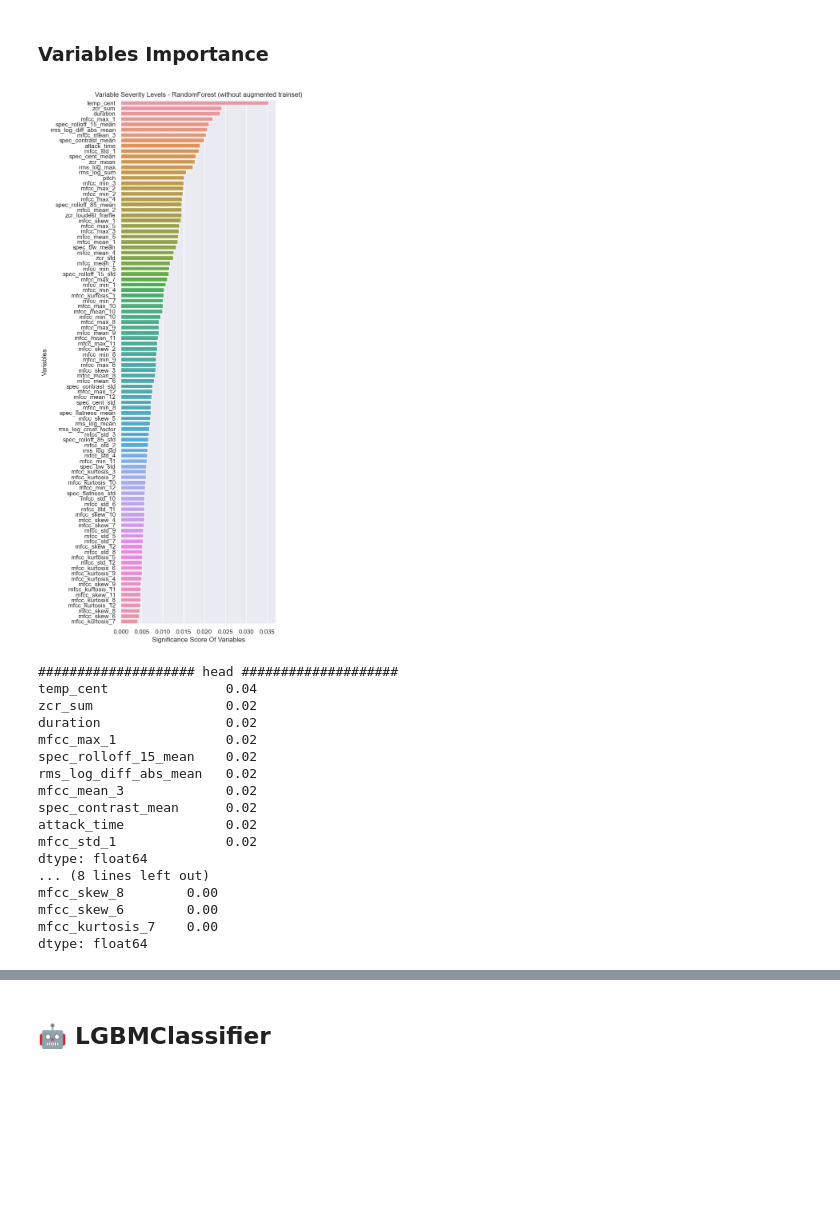
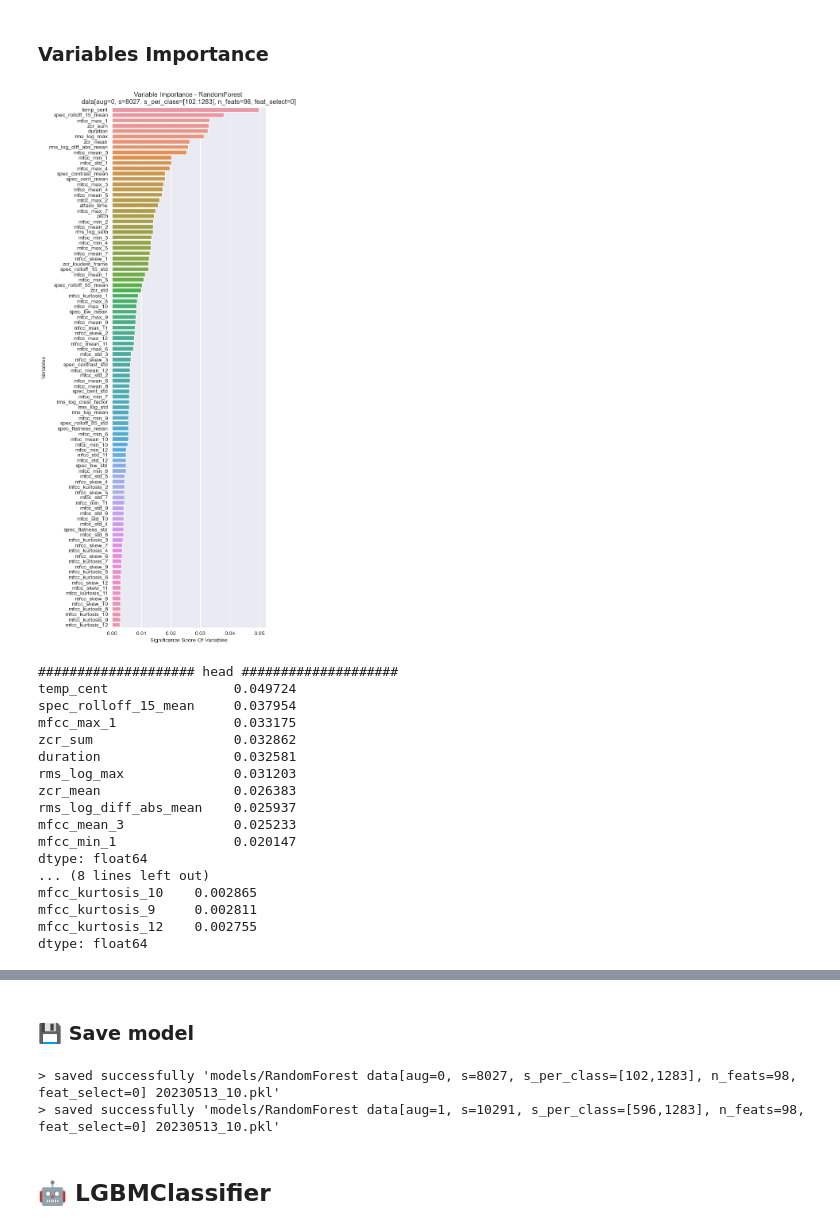
Before and after one commit to Mlamalerie/DrumClassifier, a Jupyter notebook: 2.1 ML models training.ipynb, the cells around one changed output, grey strips where cells are left out. Saved outputs shown, nothing was run; the diff lists cells and outputs as text; code cells hidden in the pictures; blank space fills up the shorter version.

Commit message:
Finish Mecanique ML Models

```diff
--- a/2.1 ML models training.ipynb
+++ b/2.1 ML models training.ipynb
@@ -523,3 +525,8 @@ Hat Open (Cymbal)       599
 Conga                   598
 Ride (Cymbal)           596
 Name: class, dtype: int64
+# %%
+BOOL_LIMIT_N_SAMPLES_PER_CLASS = False
+
+MAX_SAMPLES_PER_CLASS = 30 #todo la c'est 100 mais il faudra mettre 600 puis 1000
+MIN_SAMPLES_PER_CLASS, MAX_SAMPLES_PER_CLASS
@@ -563,11 +572,8 @@ def limit_class_size(df, class_column="class", augmented_column="is_augmented",
                 df = df.drop(indices_to_remove)
     return df
 
-BOOL_LIMIT_CLASS_SIZE = True
-TARGET_NUMBER_PER_CLASS = 50  #todo la c'est 100 mais il faudra mettre 1000
 
-
-if BOOL_LIMIT_CLASS_SIZE:
+if BOOL_LIMIT_N_SAMPLES_PER_CLASS:
     print("Before limiting class size:")
     plot_class_distribution(df_train_augmented, title=f"df_train_augmented, shape={df_train_augmented.shape}",
                             augmented_column="is_augmented", threshold2=600)
@@ -575,9 +581,9 @@ if BOOL_LIMIT_CLASS_SIZE:
 
     print("After limiting class size:")
 
-    df_train_augmented = limit_class_size(df_train_augmented, target_number_per_class=TARGET_NUMBER_PER_CLASS)
+    df_train_augmented = limit_class_size(df_train_augmented, target_number_per_class=MAX_SAMPLES_PER_CLASS)
     plot_class_distribution(df_train_augmented, title=f"df_train_augmented, shape={df_train_augmented.shape}",
                             augmented_column="is_augmented", threshold2=500)
 
-    df_train_no_augmented = limit_class_size(df_train_no_augmented, target_number_per_class=TARGET_NUMBER_PER_CLASS)
+    df_train_no_augmented = limit_class_size(df_train_no_augmented, target_number_per_class=MAX_SAMPLES_PER_CLASS)
     plot_class_distribution(df_train_no_augmented,title=f"df_train_no_augmented, shape={df_train_no_augmented.shape}")
@@ -598,0 +596,2 @@ After limiting class size:
+# %%
+PARAMS_TRAIN_SELECT_FEATURES = False
@@ -650,0 +702,16 @@ X_test (1409, 98) y_test (1409,)
+# %%
+def get_train_params_str(X_train : pd.DataFrame,y_train : pd.DataFrame, augmented: bool = False, features_selected: bool = PARAMS_TRAIN_SELECT_FEATURES):
+
+
+    max_samples_per_class = y_train.value_counts().max()
+    min_samples_per_class = y_train.value_counts().min()
+    n_features = X_train.shape[1]
+    n_samples = X_train.shape[0]
+
+    return f"aug={int(augmented)}, s={n_samples}, s_per_class=[{min_samples_per_class},{max_samples_per_class}], n_feats={n_features}, feat_select={int(features_selected)}"
+
+get_train_params_str(X_train_augmented, y_train_augmented, augmented=True)
+TRAIN_PARAMS_STR = get_train_params_str(X_train_no_augmented, y_train_no_augmented, augmented=False)
+TRAIN_AUGMENTED_PARAMS_STR = get_train_params_str(X_train_augmented, y_train_augmented, augmented=True)
+print(TRAIN_PARAMS_STR)
+print(TRAIN_AUGMENTED_PARAMS_STR)
@@ -1155,36 +1330,42 @@ models_metrics_results[-2:]
 # %% [markdown]
 ### Variables Importance
 # %%
-for model_name, model, X_train in [("RandomForest (without augmented trainset)", best_rf_no_augmented, X_train_no_augmented), ("RandomForest (with augmented trainset)", best_rf_augmented, X_train_augmented)]:
+for model, X_train, train_params in [(best_rf_no_augmented, X_train_no_augmented, TRAIN_PARAMS_STR), (best_rf_augmented, X_train_augmented, TRAIN_AUGMENTED_PARAMS_STR)]:
     feature_imp = pd.Series(model.feature_importances_, index=X_train.columns).sort_values(ascending=False)
     # barplot of feature importances (horizontal barchart)
-    plt.figure(figsize=(5, 17))
+    fig = plt.figure(figsize=(5, 17))
     sns.barplot(x=feature_imp, y=feature_imp.index)
     plt.xlabel('Significance Score Of Variables')
     plt.ylabel('Variables')
-    plt.title(f"Variable Severity Levels - {model_name}")
+    title = f"Variable Importance - RandomForest \ndata[{train_params}]"
+    plt.title(title)
     plt.show()
     # prinr head and tail of feature importances
     print("#"*20, "head", "#"*20)
     print(feature_imp.head(10))
     print("#"*20, "tail", "#"*20)
     print(feature_imp.tail(10))
+
+    # save figure
+    now_str = datetime.now().strftime("%Y%m%d")
+    title = title.replace("\n", " ")
+    fig.savefig(f"plots/{now_str} {title}.png", bbox_inches='tight')
 # %% [output]
-[figure, old version]
+[figure, new version]
 #################### head ####################
-temp_cent               0.04
-zcr_sum                 0.02
-duration                0.02
-mfcc_max_1              0.02
-spec_rolloff_15_mean    0.02
-rms_log_diff_abs_mean   0.02
-mfcc_mean_3             0.02
-spec_contrast_mean      0.02
-attack_time             0.02
-mfcc_std_1              0.02
+temp_cent                0.049724
+spec_rolloff_15_mean     0.037954
+mfcc_max_1               0.033175
+zcr_sum                  0.032862
+duration                 0.032581
+rms_log_max              0.031203
+zcr_mean                 0.026383
+rms_log_diff_abs_mean    0.025937
+mfcc_mean_3              0.025233
+mfcc_min_1               0.020147
 dtype: float64
 ... (8 lines left out)
-mfcc_skew_8        0.00
-mfcc_skew_6        0.00
-mfcc_kurtosis_7    0.00
+mfcc_kurtosis_10    0.002865
+mfcc_kurtosis_9     0.002811
+mfcc_kurtosis_12    0.002755
 dtype: float64
@@ -1208,4 +1389,12 @@ mfcc_std_8          0.00
 dtype: float64
+# %% [markdown]
+### 💾 Save model
+# %%
+save_ml_model(model=best_rf_no_augmented, model_name=f"RandomForest data[{TRAIN_PARAMS_STR}]", scaler=scaler, features_columns=features_columns)
+save_ml_model(model=best_rf_augmented, model_name=f"RandomForest data[{TRAIN_AUGMENTED_PARAMS_STR}]", scaler=scaler, features_columns=features_columns)
+# %% [output]
+> saved successfully 'models/RandomForest data[aug=0, s=8027, s_per_class=[102,1283], n_feats=98, feat_select=0] 20230513_10.pkl'
+> saved successfully 'models/RandomForest data[aug=1, s=10291, s_per_class=[596,1283], n_feats=98, feat_select=0] 20230513_10.pkl'
 # %% [markdown]
 ## 🤖 LGBMClassifier
 # %% [markdown]
```
Also changed, not shown: parts of 73 cells of this notebook.
